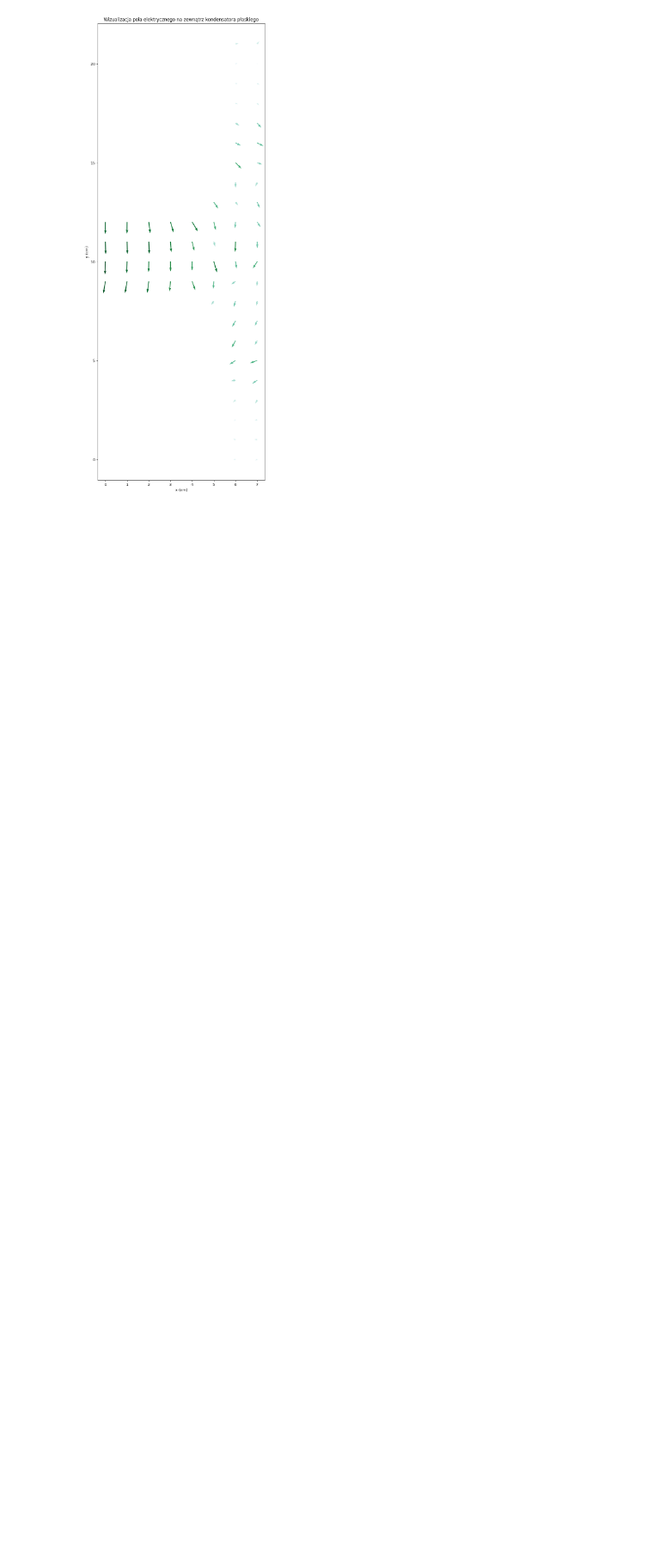
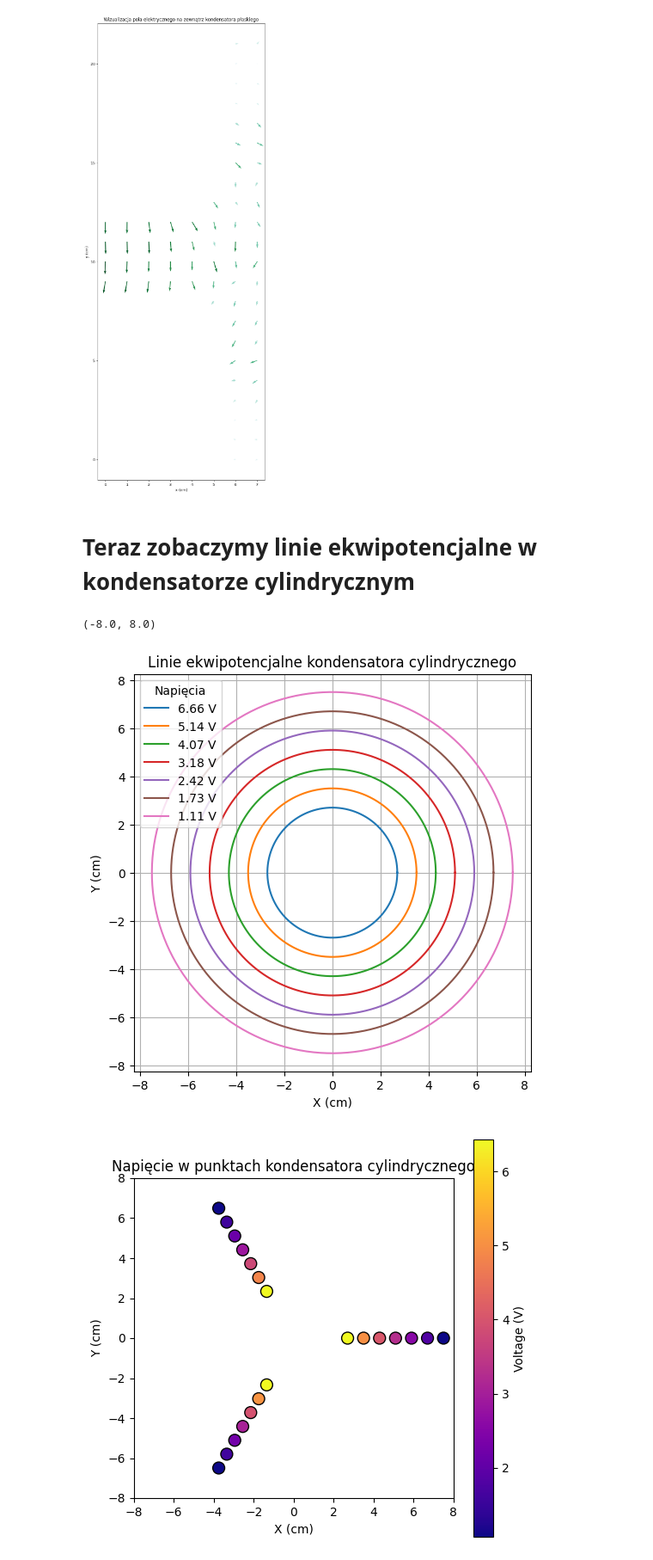
Before and after one commit to depebul/fizyka_projekt, a Jupyter notebook: fizyka.ipynb, the cells around one changed output. Shown: that part at 86% size. Drawn from its saved outputs; the diff is of its cells as text; code cells hidden in the pictures; blank space fills up the shorter version.

```diff
--- a/fizyka.ipynb
+++ b/fizyka.ipynb
@@ -82,3 +82,64 @@ plt.quiver(X2, Y2, Ex2, Ey2, magnitude, cmap='BuGn', scale=15)
 [figure]
 [figure]
 [figure]
+# %% [markdown]
+# Teraz zobaczymy linie ekwipotencjalne w kondensatorze cylindrycznym
+# %%
+# Definiujemy odległości od środka kondensatora (w cm) i odpowiadające napięcia
+radii = np.array([2.7, 3.5, 4.3, 5.1, 5.9, 6.7, 7.5])  # odległości r od środka kondensatora (1 cm, 2 cm, 3 cm)
+voltages2 = np.array([[6.97, 5.39, 4.35,3.49,2.71,1.86,1.05],
+                     [6.57,4.99,3.93,3,2.28,1.72,1.21],
+                     [6.43,5.05,3.94,3.04,2.26,1.61,1.07]])  # odpowiadające napięcia na liniach ekwipotencjalnych
+voltages = np.array([6.97, 5.39, 4.35,3.49,2.71,1.86,1.05])
+for i in range(len(voltages2[0])):
+    voltages[i] = np.round(np.mean(voltages2[:,i]), 2)
+
+theta = np.linspace(0, 2*np.pi, 500)  # zakres kątów od 0 do 360 stopni
+
+# Tworzymy wykres
+plt.figure(figsize=(6,6))
+
+# Rysujemy linie ekwipotencjalne dla każdej wartości promienia
+for r, V in zip(radii, voltages):
+    # Przekształcamy współrzędne biegunowe na kartezjańskie
+    x = r * np.cos(theta)
+    y = r * np.sin(theta)
+
+    # Rysowanie linii ekwipotencjalnej
+    plt.plot(x, y, label=f'{V} V')  # każda linia ma etykietę z napięciem
+
+# Dostosowanie osi i wyglądu wykresu
+plt.gca().set_aspect('equal')  # Ustawiamy jednakową skalę na osiach X i Y
+plt.xlabel('X (cm)')
+plt.ylabel('Y (cm)')
+plt.title('Linie ekwipotencjalne kondensatora cylindrycznego')
+plt.legend(title='Napięcia')
+plt.grid(True)
+
+angles_degrees = np.array([0, 120, 240])
+angles_radians = np.radians(angles_degrees)
+
+# Now, we can plot the data in Cartesian coordinates
+plt.figure(figsize=(6, 6))
+
+# Loop through each set of voltages (for each angle)
+for i, angle in enumerate(angles_radians):
+    # Convert polar coordinates to Cartesian for each angle and radius
+    x = radii * np.cos(angle)
+    y = radii * np.sin(angle)
+
+    # Plot the voltage values at each point using scatter
+    plt.scatter(x, y, c=voltages2[i], cmap='plasma', s=100, edgecolor='black')
+
+# Customize the plot
+plt.gca().set_aspect('equal')
+plt.colorbar(label='Voltage (V)')
+plt.title('Napięcie w punktach kondensatora cylindrycznego')
+plt.xlabel('X (cm)')
+plt.ylabel('Y (cm)')
+plt.xlim(-8, 8)
+plt.ylim(-8, 8)
+# %% [output]
+(-8.0, 8.0)
+[figure, added]
+[figure, added]
```
